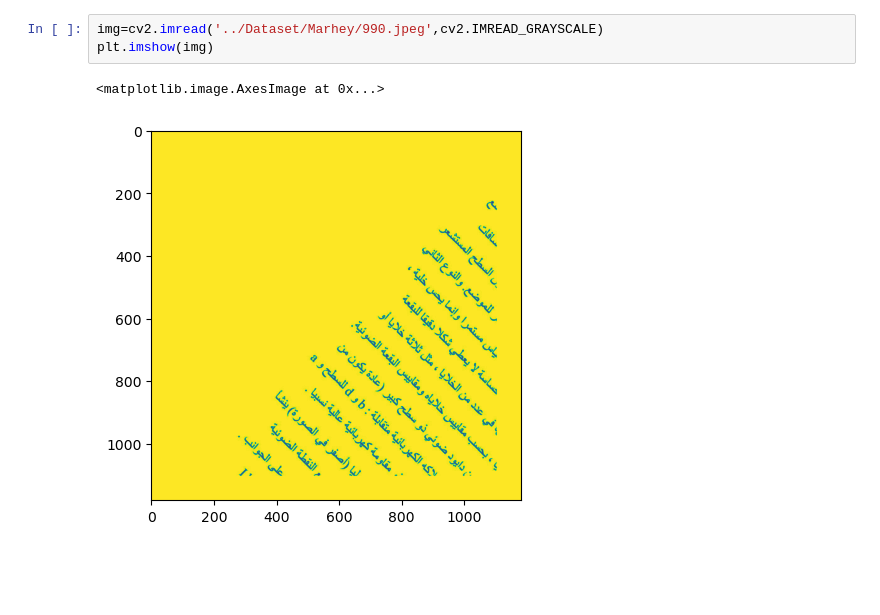
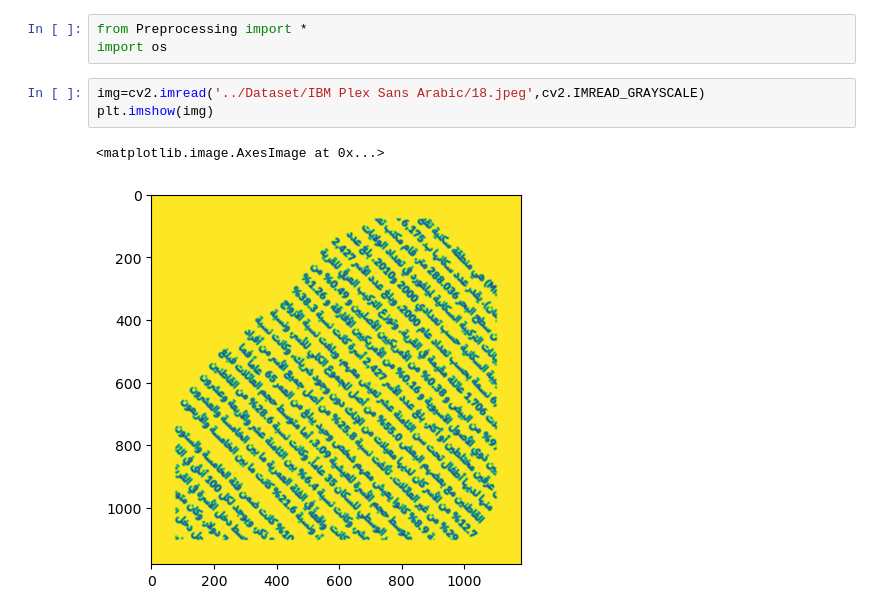
Before and after one commit to AhmedAbdelaal2001/Arabic-Font-Recognition, a Jupyter notebook: 1. Preprocessing/preprocessing.ipynb, the cells around one changed output. Drawn from its saved outputs; the diff is of its cells as text; blank space fills up the shorter version.

Commit message:
Fixed Image Rotations

```diff
--- a/1. Preprocessing/preprocessing.ipynb
+++ b/1. Preprocessing/preprocessing.ipynb
@@ -67,7 +1,10 @@ def rotate_processed_image(img):
+# %%
+from Preprocessing import *
+import os
 # %%
-img=cv2.imread('../Dataset/Marhey/990.jpeg',cv2.IMREAD_GRAYSCALE)
+img=cv2.imread('../Dataset/IBM Plex Sans Arabic/18.jpeg',cv2.IMREAD_GRAYSCALE)
 plt.imshow(img)
 # %% [output]
 <matplotlib.image.AxesImage at 0x...>
-[figure, old version]
+[figure, new version]
 # %%
```
Also changed, not shown: parts of 6 cells of this notebook, 1 other file.
